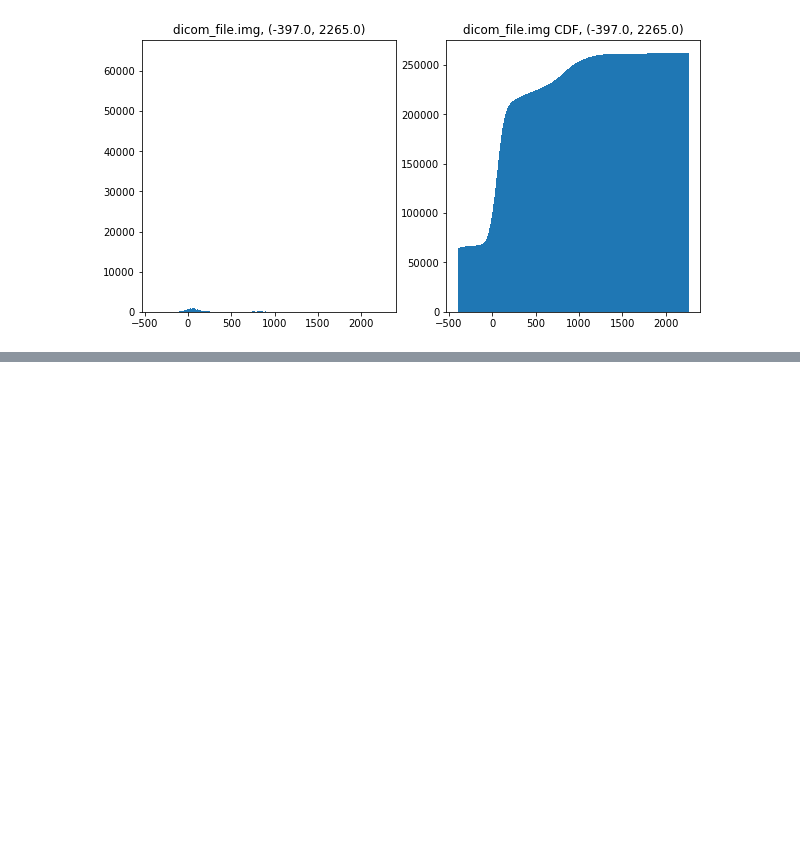
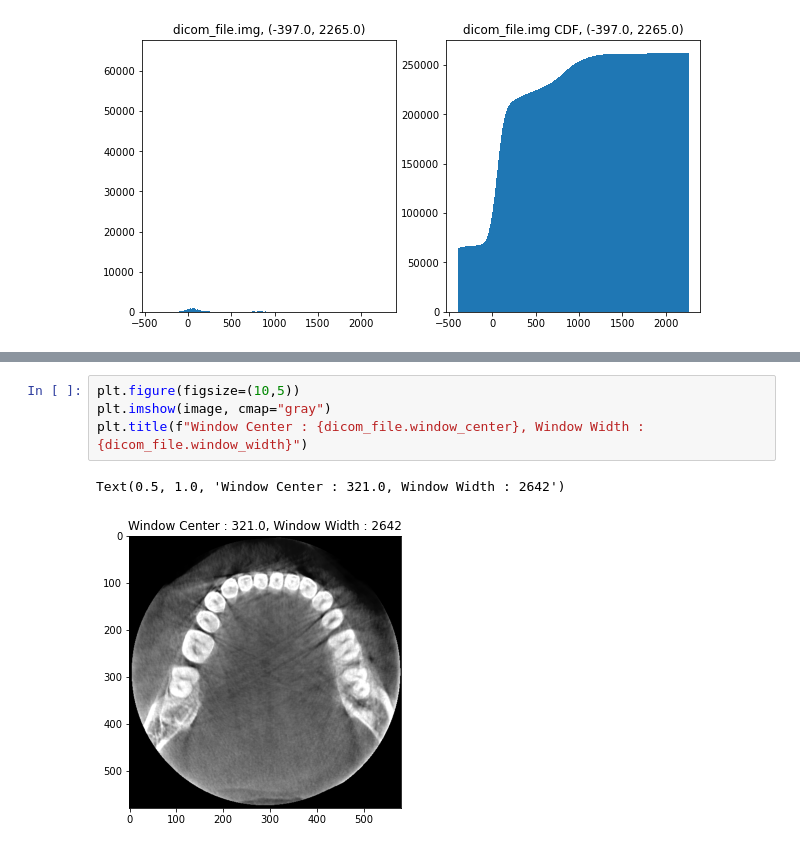
Before and after one commit to Jihwan98/2022-1, a Jupyter notebook: G-Follow/dicom_hist_9.ipynb, the cells around one changed output, grey strips where cells are left out. Drawn from its saved outputs; the diff is of its cells as text; blank space fills up the shorter version.

```diff
--- a/G-Follow/dicom_hist_9.ipynb
+++ b/G-Follow/dicom_hist_9.ipynb
@@ -202,0 +237,7 @@ plt.show()
+# %%
+plt.figure(figsize=(10,5))
+plt.imshow(image, cmap="gray")
+plt.title(f"Window Center : {dicom_file.window_center}, Window Width : {dicom_file.window_width}")
+# %% [output]
+Text(0.5, 1.0, 'Window Center : 321.0, Window Width : 2642')
+[figure, added]
```
Also changed, not shown: parts of 9 cells of this notebook.
